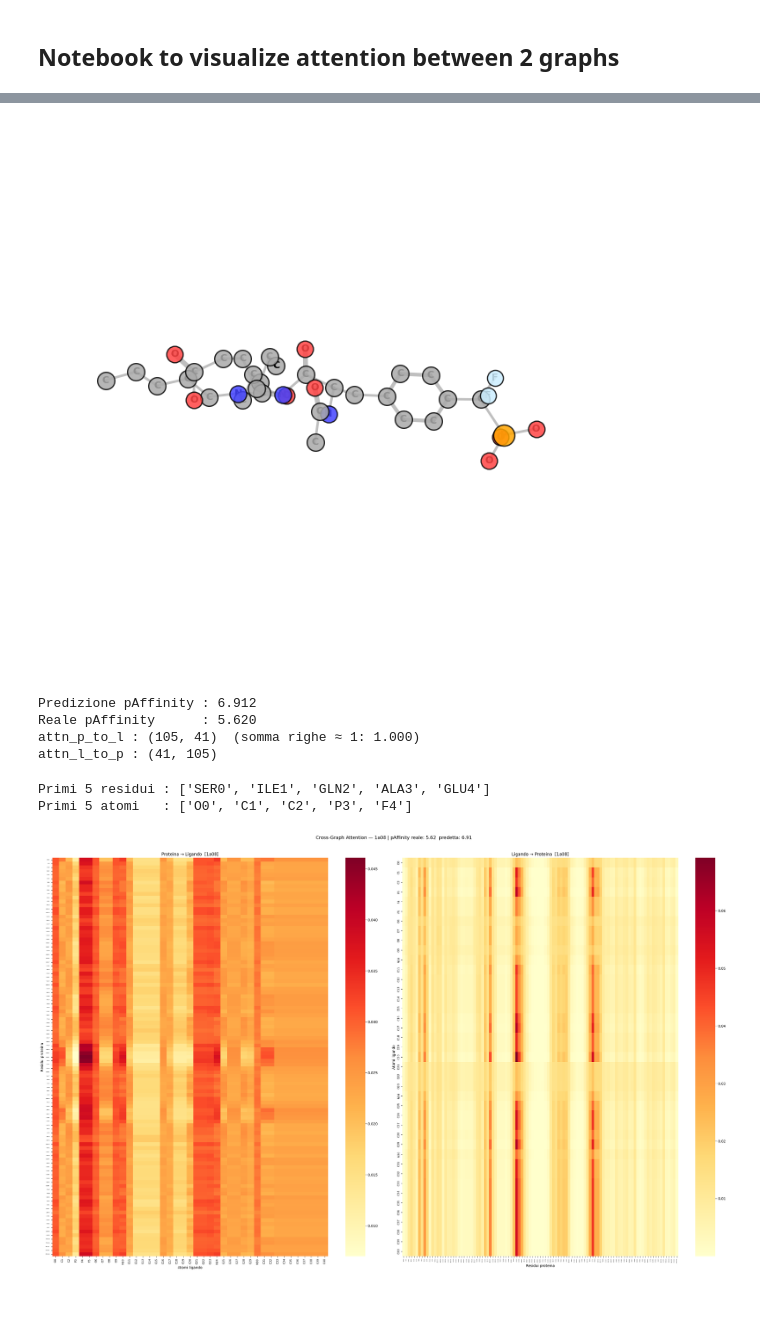
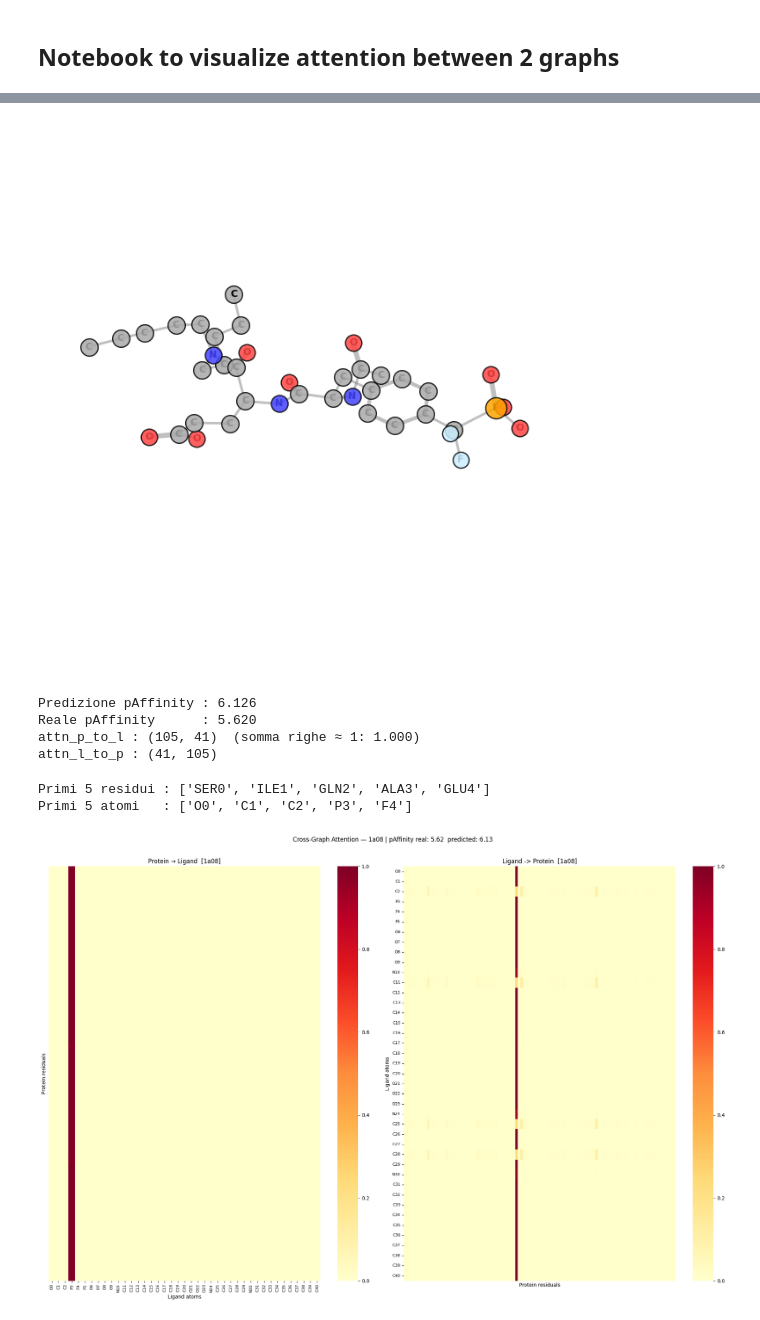
Before and after one commit to IsabelReguera/project_graph_ml, a Jupyter notebook: attention_graph.ipynb, the cells around one changed output, grey strips where cells are left out. Saved outputs shown, nothing was run; the diff lists cells and outputs as text; code cells hidden in the pictures.

Commit message:
update attention graph

```diff
--- a/attention_graph.ipynb
+++ b/attention_graph.ipynb
@@ -16,6 +16,7 @@ from src.graphmatchingnetwork import GraphMatchingNetwork
 # %%
 # --- Configurazione ---
 CHECKPOINT    = "lightning_logs/gmn_model/version_1/best.ckpt"
+CHECKPOINT = "checkpoint/gmn_best_1_layer.ckpt"
 PROCESSED_DIR = "data/processed"
 CSV_PATH = "data/raw/PL_cleaned_index.csv"
 
@@ -24,7 +25,7 @@ pt_files  = glob.glob(os.path.join(PROCESSED_DIR, "protein_*.pt"))
 pdb_codes = sorted([os.path.basename(f).replace("protein_", "").replace(".pt", "") for f in pt_files])
 print(f"Complessi disponibili: {len(pdb_codes)}")
 
-PDB_CODE = pdb_codes[5]   # ← cambia qui per un complesso diverso
+PDB_CODE = pdb_codes[45]   # ← cambia qui per un complesso diverso
 print(f"Complesso selezionato: {PDB_CODE}")
 # %% [output]
 Complessi disponibili: 4851
@@ -84,7 +74,7 @@ release_year=df[df['pdb_code']==PDB_CODE]['release_year'].values[0]
 ligand=Ligand.from_smile(smiles=smile)
 ligand.visualize_nx3D()
 # %% [output]
-[figure, old version]
+[figure, new version]
 # %%
 # --- Inference + estrazione attention ---
 with torch.no_grad():
@@ -99,7 +89,7 @@ print(f"Reale pAffinity      : {prot.y.item():.3f}")
 print(f"attn_p_to_l : {attn_p_to_l.shape}  (somma righe ≈ 1: {attn_p_to_l.sum(axis=1).mean():.3f})")
 print(f"attn_l_to_p : {attn_l_to_p.shape}")
 # %% [output]
-Predizione pAffinity : 6.912
+Predizione pAffinity : 6.126
 Reale pAffinity      : 5.620
 attn_p_to_l : (105, 41)  (somma righe ≈ 1: 1.000)
 attn_l_to_p : (41, 105)
@@ -125,41 +115,38 @@ Primi 5 residui : ['SER0', 'ILE1', 'GLN2', 'ALA3', 'GLU4']
 Primi 5 atomi   : ['O0', 'C1', 'C2', 'P3', 'F4']
 # %%
 # --- Heatmap bidirezionale ---
-# Font size inversamente proporzionale al numero di residui per restare leggibili
-prot_fs = max(3, min(7, 400 // n_prot))
-
-fig, axes = plt.subplots(1, 2, figsize=(28, max(8, n_prot // 6)))
+fig, axes = plt.subplots(1, 2, figsize=(20, max(6, n_prot // 8)))
 
 # Proteina → Ligando  [N_prot × N_lig]
 ax = axes[0]
 sns.heatmap(attn_p_to_l, ax=ax, cmap='YlOrRd', cbar=True,
             xticklabels=lig_labels,
-            yticklabels=prot_labels)
-ax.set_xlabel('Atomi ligando', fontsize=10)
-ax.set_ylabel('Residui proteina', fontsize=10)
-ax.set_title(f'Proteina → Ligando  [{PDB_CODE}]', fontsize=12)
+            yticklabels=prot_labels if n_prot <= 80 else False)
+ax.set_xlabel('Ligand atoms')
+ax.set_ylabel('Protein residuals')
+ax.set_title(f'Protein → Ligand  [{PDB_CODE}]')
 ax.tick_params(axis='x', labelsize=8, rotation=90)
-ax.tick_params(axis='y', labelsize=prot_fs)
+ax.tick_params(axis='y', labelsize=6)
 
 # Ligando → Proteina  [N_lig × N_prot]
 ax = axes[1]
 sns.heatmap(attn_l_to_p, ax=ax, cmap='YlOrRd', cbar=True,
-            xticklabels=prot_labels,
+            xticklabels=prot_labels if n_prot <= 80 else False,
             yticklabels=lig_labels)
-ax.set_xlabel('Residui proteina', fontsize=10)
-ax.set_ylabel('Atomi ligando', fontsize=10)
-ax.set_title(f'Ligando → Proteina  [{PDB_CODE}]', fontsize=12)
-ax.tick_params(axis='x', labelsize=prot_fs, rotation=90)
+ax.set_xlabel('Protein residuals')
+ax.set_ylabel('Ligand atoms')
+ax.set_title(f'Ligand -> Protein  [{PDB_CODE}]')
+ax.tick_params(axis='x', labelsize=6, rotation=90)
 ax.tick_params(axis='y', labelsize=8)
 
 plt.suptitle(
-    f'Cross-Graph Attention — {PDB_CODE} | pAffinity reale: {prot.y.item():.2f}  predetta: {pred.item():.2f}',
-    fontsize=13, y=1.01)
+    f'Cross-Graph Attention — {PDB_CODE} | pAffinity real: {prot.y.item():.2f}  predicted: {pred.item():.2f}',
+    fontsize=12, y=1.01)
 plt.tight_layout()
 #plt.savefig(f'attention_{PDB_CODE}_heatmap.png', dpi=150, bbox_inches='tight')
 plt.show()
 # %% [output]
-[figure, old version]
+[figure, new version]
 # %%
 from mpl_toolkits.mplot3d import Axes3D
 from matplotlib.colors import Normalize
```
Also changed, not shown: parts of 7 cells of this notebook.
